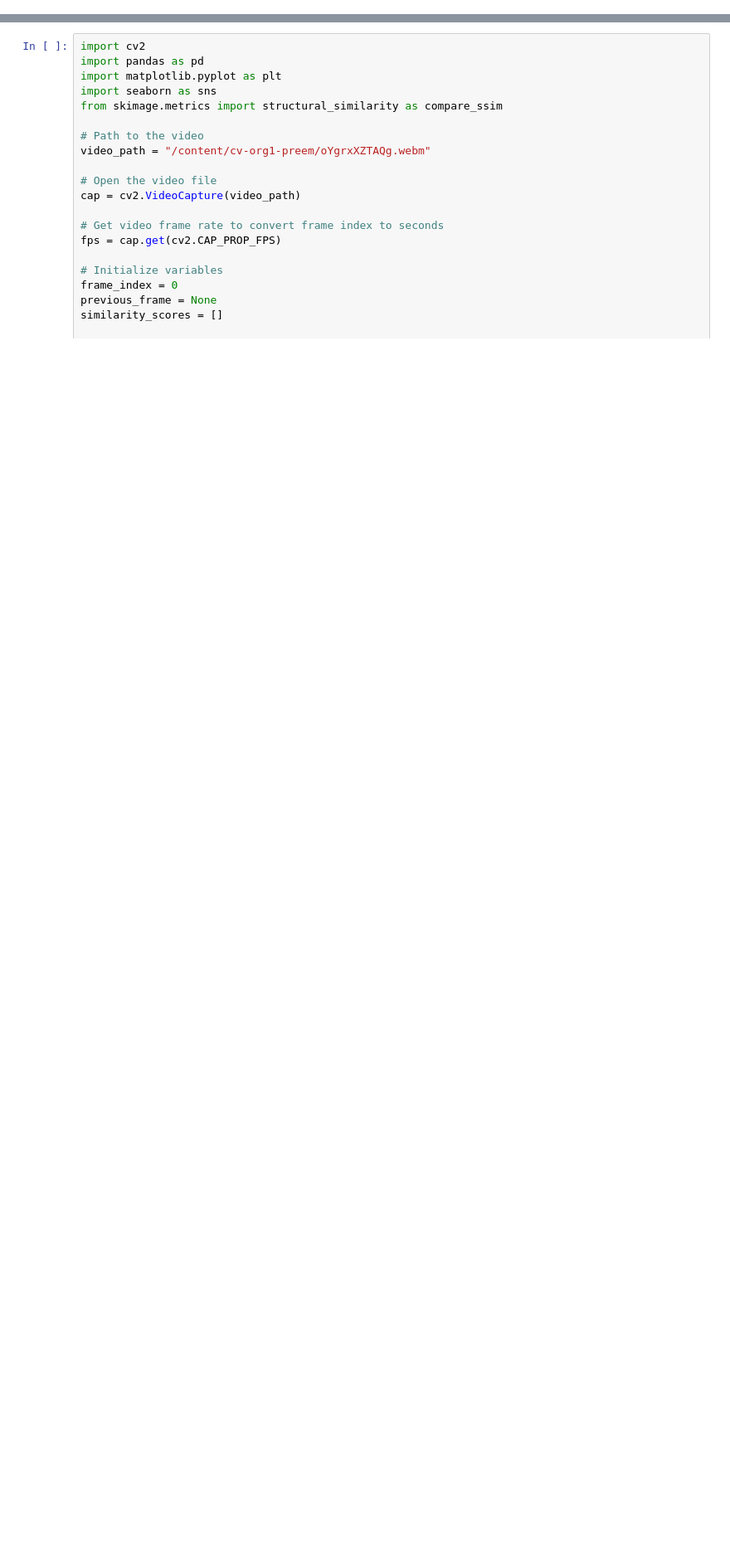
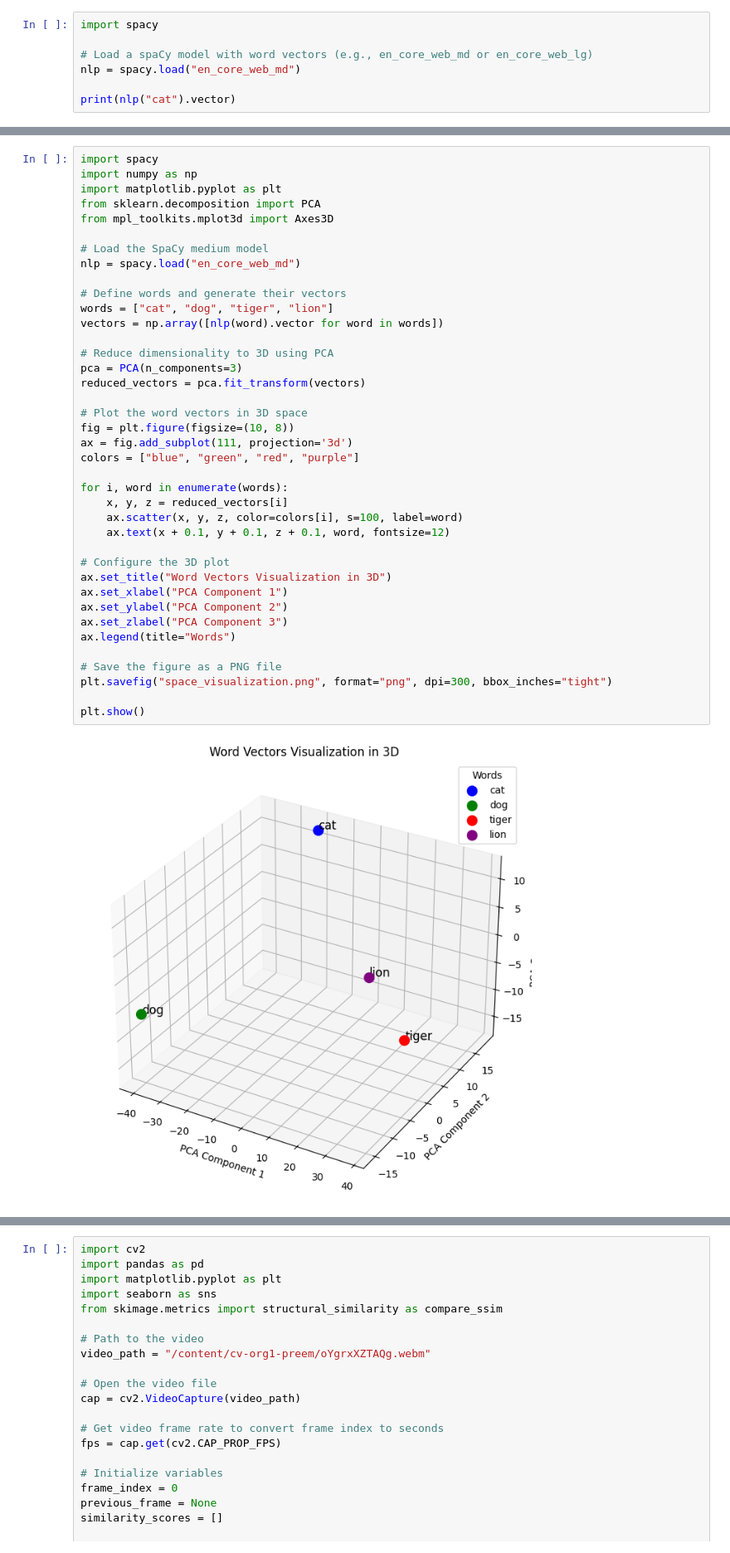
Before and after one commit to cca-cce/osm-cca, a Jupyter notebook: jnb/simm71/cv3_lecture.ipynb, the cells around one changed output, grey strips where cells are left out. Shown at 83% size. Saved outputs shown, nothing was run; the diff lists cells and outputs as text; blank space fills up the shorter version.

```diff
--- a/jnb/simm71/cv3_lecture.ipynb
+++ b/jnb/simm71/cv3_lecture.ipynb
@@ -2,0 +51,7 @@
+# %%
+import spacy
+
+# Load a spaCy model with word vectors (e.g., en_core_web_md or en_core_web_lg)
+nlp = spacy.load("en_core_web_md")
+
+print(nlp("cat").vector)
@@ -2,0 +76,41 @@
+# %%
+import spacy
+import numpy as np
+import matplotlib.pyplot as plt
+from sklearn.decomposition import PCA
+from mpl_toolkits.mplot3d import Axes3D
+
+# Load the SpaCy medium model
+nlp = spacy.load("en_core_web_md")
+
+# Define words and generate their vectors
+words = ["cat", "dog", "tiger", "lion"]
+vectors = np.array([nlp(word).vector for word in words])
+
+# Reduce dimensionality to 3D using PCA
+pca = PCA(n_components=3)
+reduced_vectors = pca.fit_transform(vectors)
+
+# Plot the word vectors in 3D space
+fig = plt.figure(figsize=(10, 8))
+ax = fig.add_subplot(111, projection='3d')
+colors = ["blue", "green", "red", "purple"]
+
+for i, word in enumerate(words):
+    x, y, z = reduced_vectors[i]
+    ax.scatter(x, y, z, color=colors[i], s=100, label=word)
+    ax.text(x + 0.1, y + 0.1, z + 0.1, word, fontsize=12)
+
+# Configure the 3D plot
+ax.set_title("Word Vectors Visualization in 3D")
+ax.set_xlabel("PCA Component 1")
+ax.set_ylabel("PCA Component 2")
+ax.set_zlabel("PCA Component 3")
+ax.legend(title="Words")
+
+# Save the figure as a PNG file
+plt.savefig("space_visualization.png", format="png", dpi=300, bbox_inches="tight")
+
+plt.show()
+# %% [output]
+[figure, added]
```
Also changed, not shown: parts of 32 cells of this notebook.
